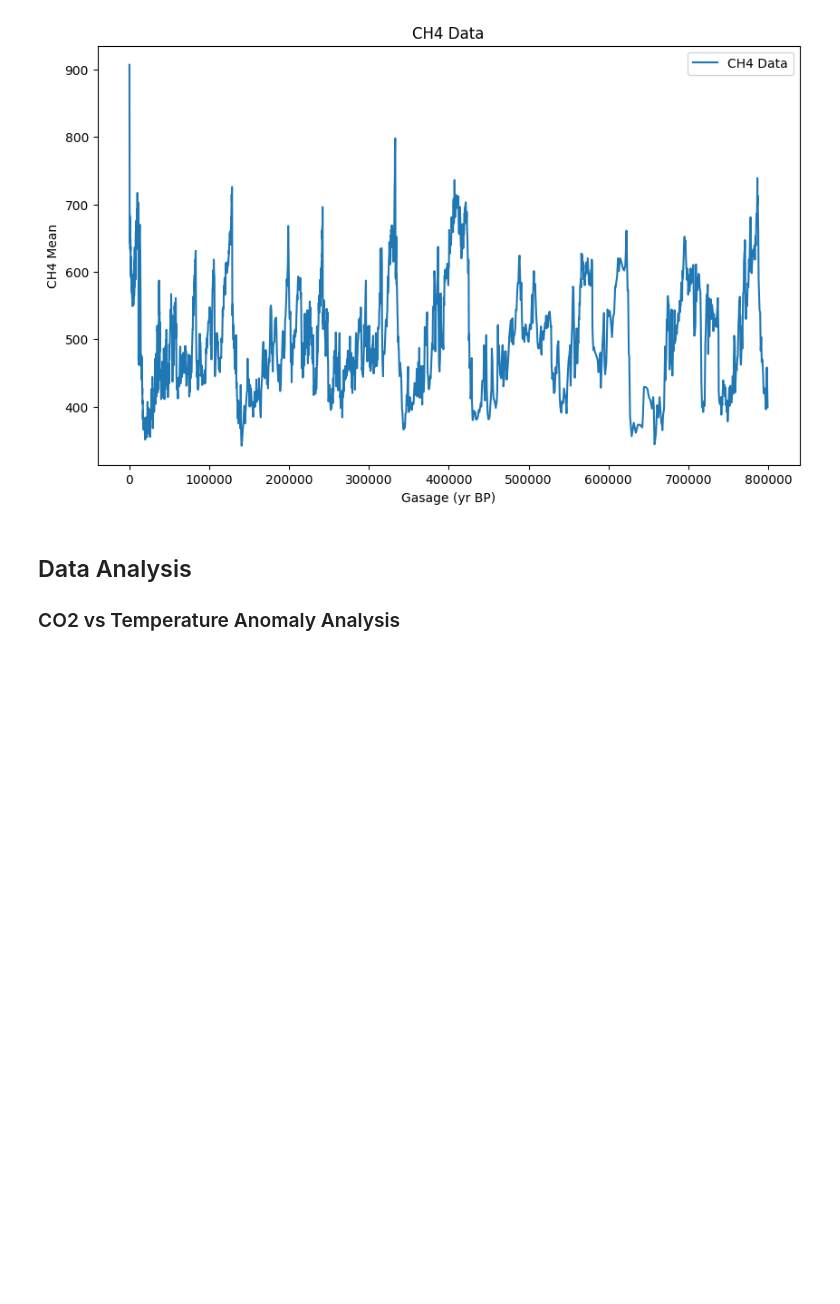
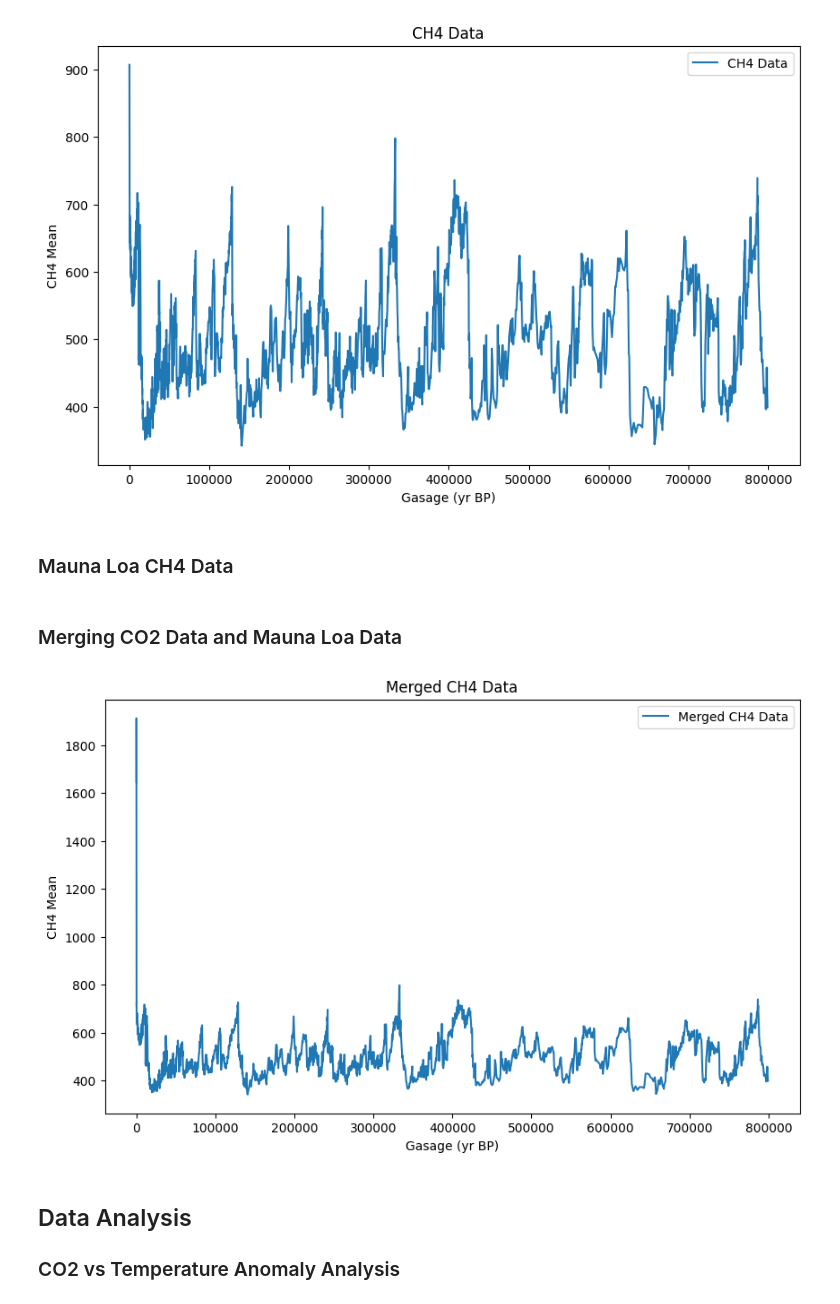
Before and after one commit to claretubs/paleo-present-climate-data, a Jupyter notebook: project.ipynb, the cells around one changed output. Drawn from its saved outputs; the diff is of its cells as text; code cells hidden in the pictures; blank space fills up the shorter version.

Commit message:
Merged CH4 and Mauna Loa Data

```diff
--- a/project.ipynb
+++ b/project.ipynb
@@ -86,0 +90,3 @@ print(ch4_data)
+# %%
+# Load Mauna Loa data [9].
+mlo_CH4_data = pd.read_csv('data/ch4_annmean_gl.csv')
@@ -180,6 +195,35 @@ plt.legend()
 plt.show()
 # %% [output]
 [figure]
+# %% [markdown]
+### Mauna Loa CH4 Data
+# %%
+# Adjustments of Mauna Loa data required to merge datasets.
+# Age unit adjustment.
+reference_year = 1950
+mlo_CH4_data['Gasage (yr BP)'] = reference_year - mlo_CH4_data['year']
+
+# Convert 'Gasage (yr BP)' to float in the dataframe
+mlo_CH4_data['Gasage (yr BP)'] = mlo_CH4_data['Gasage (yr BP)'].astype(float)
+
+# Rename column to match CH4 dataset.
+mlo_CH4_data = mlo_CH4_data.rename(columns=({'mean':'CH4 Mean'}))
+# %% [markdown]
+### Merging CO2 Data and Mauna Loa Data
+# %%
+# Merge CH4 data and Mauna Loa data.
+merged_CH4_data = pd.concat([mlo_CH4_data, ch4_data[['Gasage (yr BP)', 'CH4 Mean']]])
+
+# Plot the merged data.
+plt.figure(figsize=(10, 6))
+plt.plot(merged_CH4_data['Gasage (yr BP)'], merged_CH4_data['CH4 Mean'], label='Merged CH4 Data')
+plt.xlabel('Gasage (yr BP)')
+plt.ylabel('CH4 Mean')
+plt.title('Merged CH4 Data')
+plt.legend()
+plt.show()
+# %% [output]
+[figure, added]
 # %% [markdown]
 ## Data Analysis
 ### CO2 vs Temperature Anomaly Analysis
```
Also changed, not shown: parts of 3 cells of this notebook, 1 other file.
